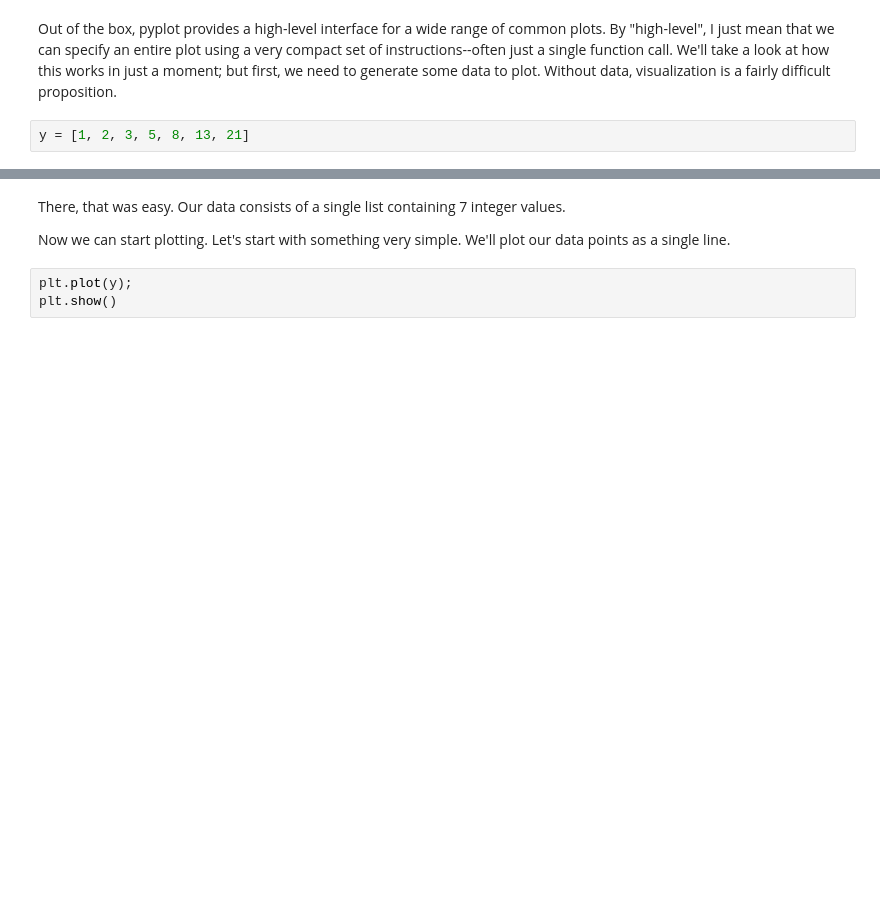
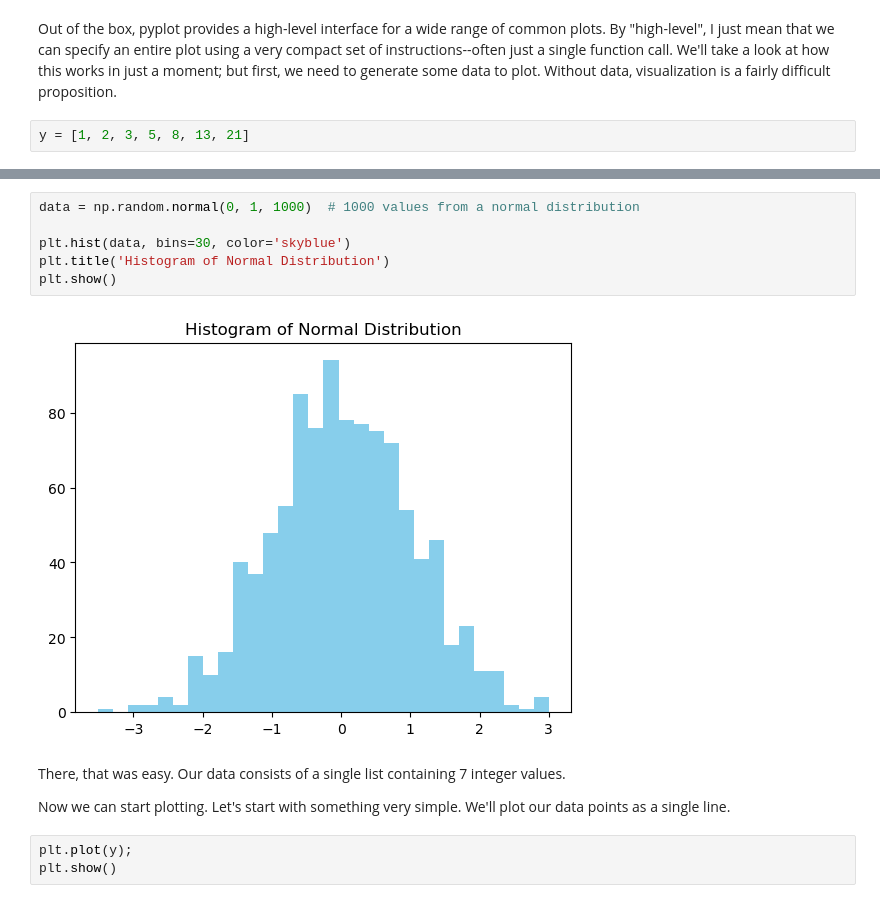
Before and after one commit to ChakerBaloch/IntroJupyter, a Jupyter notebook: Week2-Demo.ipynb, the cells around one changed output, grey strips where cells are left out. Cells and saved outputs as stored; diff of their text form; blank space fills up the shorter version.

```diff
--- a/Week2-Demo.ipynb
+++ b/Week2-Demo.ipynb
@@ -22,3 +30,11 @@ y = [1, 2, 3, 5, 8, 13, 21]
+# %%
+data = np.random.normal(0, 1, 1000)  # 1000 values from a normal distribution
+
+plt.hist(data, bins=30, color='skyblue')
+plt.title('Histogram of Normal Distribution')
+plt.show()
+# %% [output]
+[figure, added]
 # %% [markdown]
 There, that was easy. Our data consists of a single list containing 7 integer values.
 
```
Also changed, not shown: parts of 3 cells of this notebook, 28 other files.
